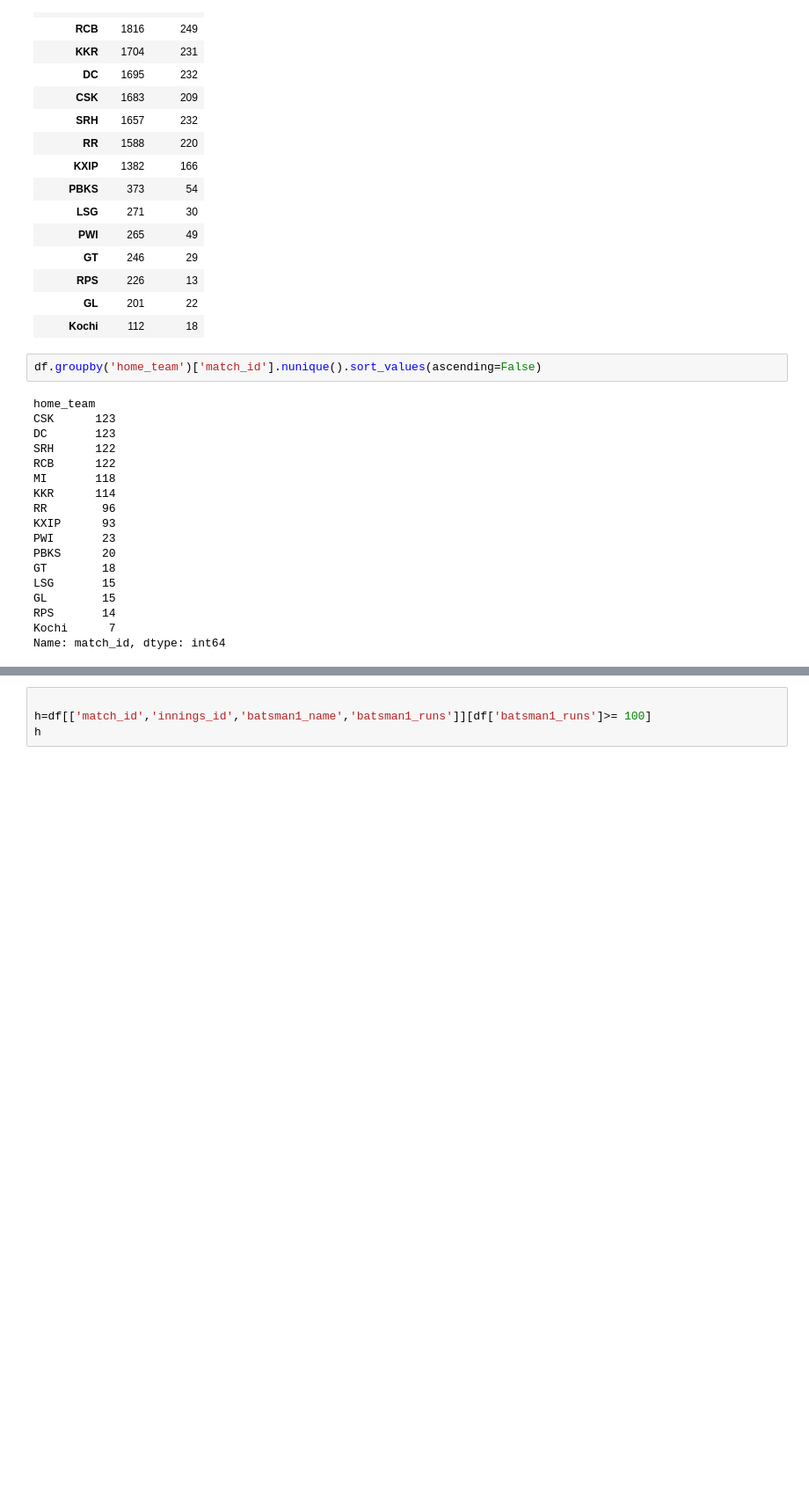
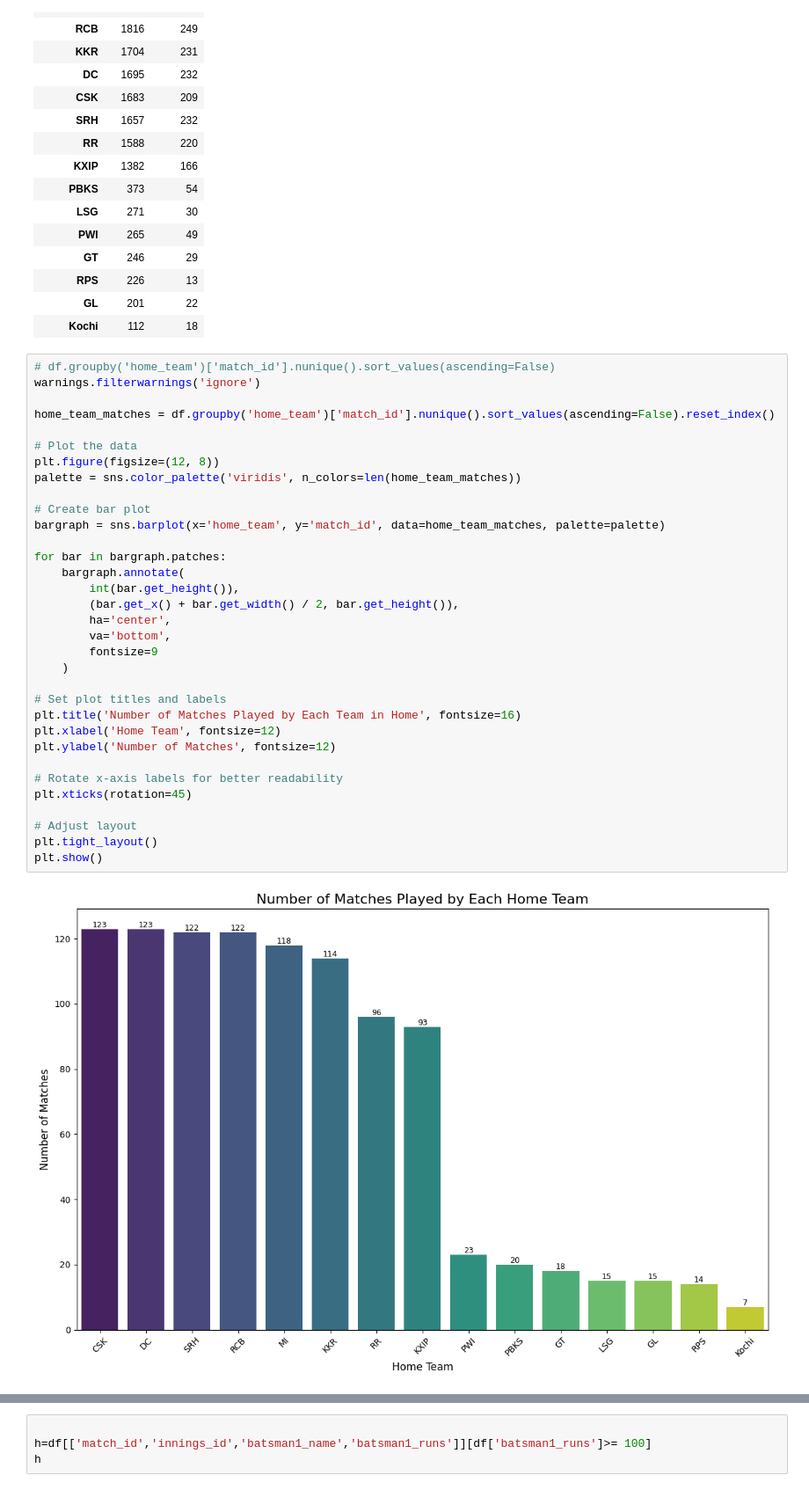
Before and after one commit to amalsalilan/IPL_Infographics_Data_Analytics_-_Data_Visualization_Infosys_Internship_Oct2024, a Jupyter notebook: eda_all_seasons_details.ipynb, the cells around one changed output, grey strips where cells are left out. Shown at 88% size. Cells and saved outputs as stored; diff of their text form; blank space fills up the shorter version.

```diff
--- a/eda_all_seasons_details.ipynb
+++ b/eda_all_seasons_details.ipynb
@@ -656,23 +657,38 @@ total_team_extra
 | GL | 201 | 22 |
 | Kochi | 112 | 18 |
 # %%
-df.groupby('home_team')['match_id'].nunique().sort_values(ascending=False)
+# df.groupby('home_team')['match_id'].nunique().sort_values(ascending=False)
+warnings.filterwarnings('ignore')
+
+home_team_matches = df.groupby('home_team')['match_id'].nunique().sort_values(ascending=False).reset_index()
+
+# Plot the data
+plt.figure(figsize=(12, 8))
+palette = sns.color_palette('viridis', n_colors=len(home_team_matches))
+
+# Create bar plot
+bargraph = sns.barplot(x='home_team', y='match_id', data=home_team_matches, palette=palette)
+
+for bar in bargraph.patches:
+    bargraph.annotate(
+        int(bar.get_height()),
+        (bar.get_x() + bar.get_width() / 2, bar.get_height()),
+        ha='center',
+        va='bottom',
+        fontsize=9
+    )
+
+# Set plot titles and labels
+plt.title('Number of Matches Played by Each Team in Home', fontsize=16)
+plt.xlabel('Home Team', fontsize=12)
+plt.ylabel('Number of Matches', fontsize=12)
+
+# Rotate x-axis labels for better readability
+plt.xticks(rotation=45)
+
+# Adjust layout
+plt.tight_layout()
+plt.show()
 # %% [output]
-home_team
-CSK      123
-DC       123
-SRH      122
-RCB      122
-MI       118
-KKR      114
-RR        96
-KXIP      93
-PWI       23
-PBKS      20
-GT        18
-LSG       15
-GL        15
-RPS       14
-Kochi      7
-Name: match_id, dtype: int64
+[figure, added]
 # %%
```
Also changed, not shown: parts of 13 cells of this notebook.
